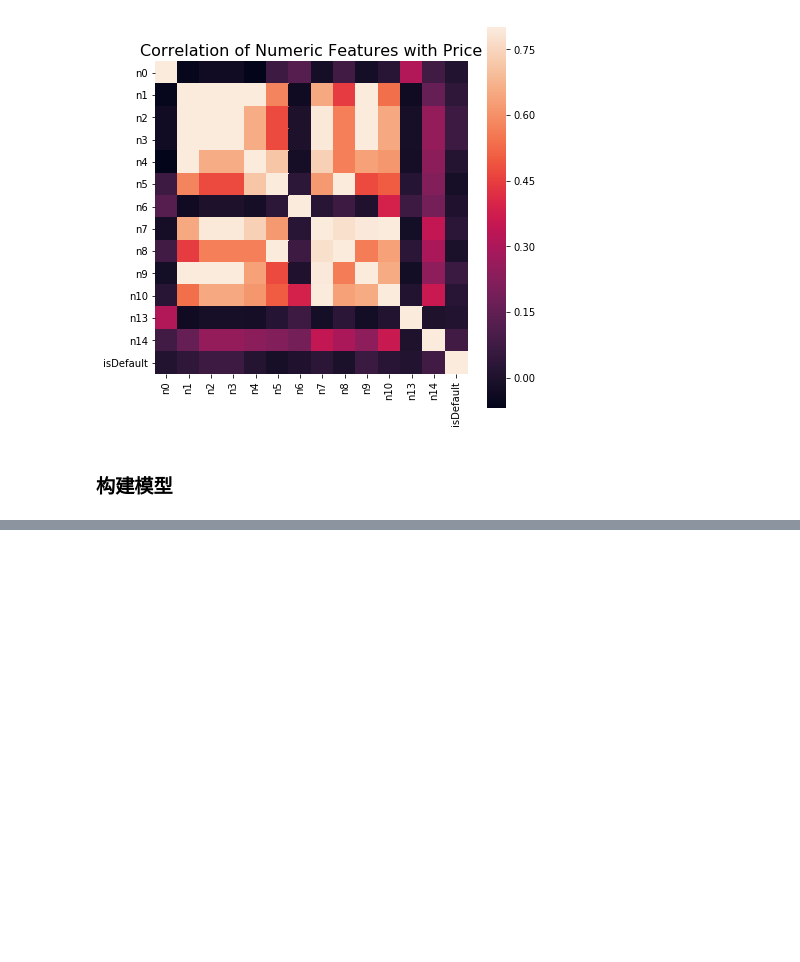
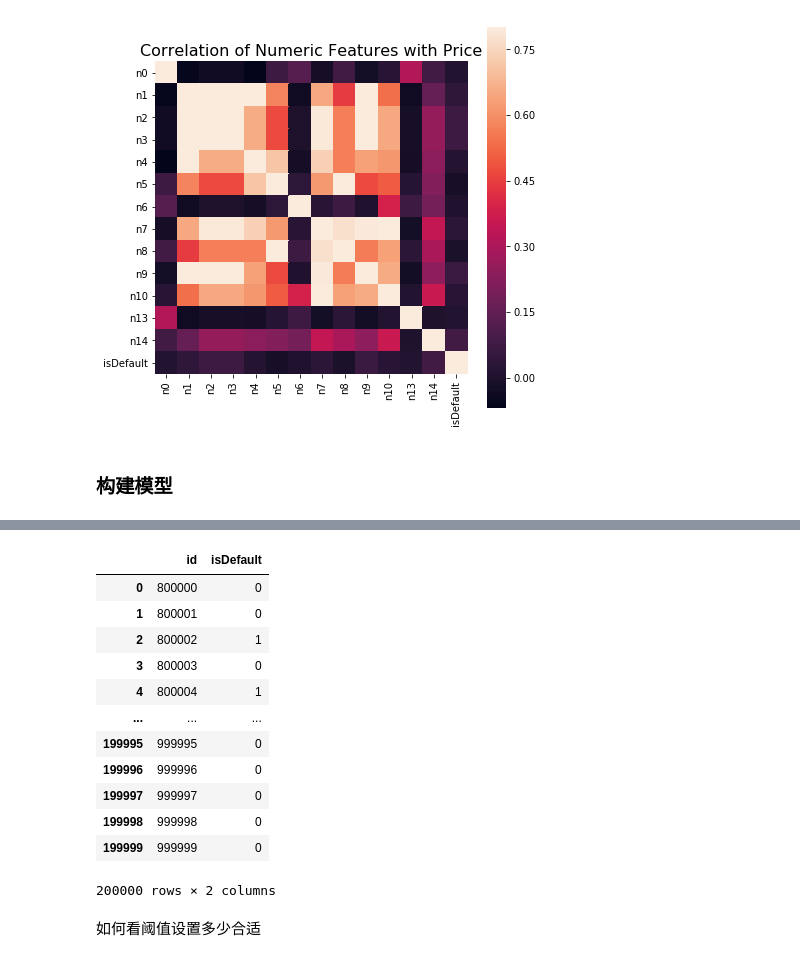
Before and after one commit to FourHan/finance_competition, a Jupyter notebook: task03特征工程.ipynb, the cells around one changed output, grey strips where cells are left out. Cells and saved outputs as stored; diff of their text form; code cells hidden in the pictures; blank space fills up the shorter version.

```diff
--- a/task03特征工程.ipynb
+++ b/task03特征工程.ipynb
@@ -736,0 +835,4 @@ NameError: name 'x_test' is not defined
+# %%
+# 0.09的分数比0.076的低，所以，阈值可能需要设置的更低，但是，如何设置这个阈值呢
+threshold = 0.076
+result = pd.Series([1 if pred > threshold else 0 for pred in lgb_test])
@@ -736,0 +849,20 @@ NameError: name 'x_test' is not defined
+# %%
+test = pd.read_csv('../finance_dataset/sample_submit.csv')
+# %%
+test['isDefault'] = result
+# %%
+test
+# %% [output]
+|  | id | isDefault |
+| 0 | 800000 | 0 |
+| 1 | 800001 | 0 |
+| 2 | 800002 | 1 |
+| 3 | 800003 | 0 |
+| 4 | 800004 | 1 |
+| ... | ... | ... |
+| 199995 | 999995 | 0 |
+| 199996 | 999996 | 0 |
+| 199997 | 999997 | 0 |
+| 199998 | 999998 | 0 |
+| 199999 | 999999 | 0 |
+200000 rows × 2 columns
@@ -736,0 +871,2 @@ NameError: name 'x_test' is not defined
+# %% [markdown]
+如何看阈值设置多少合适
```
Also changed, not shown: parts of 86 cells of this notebook, 1 other file.
